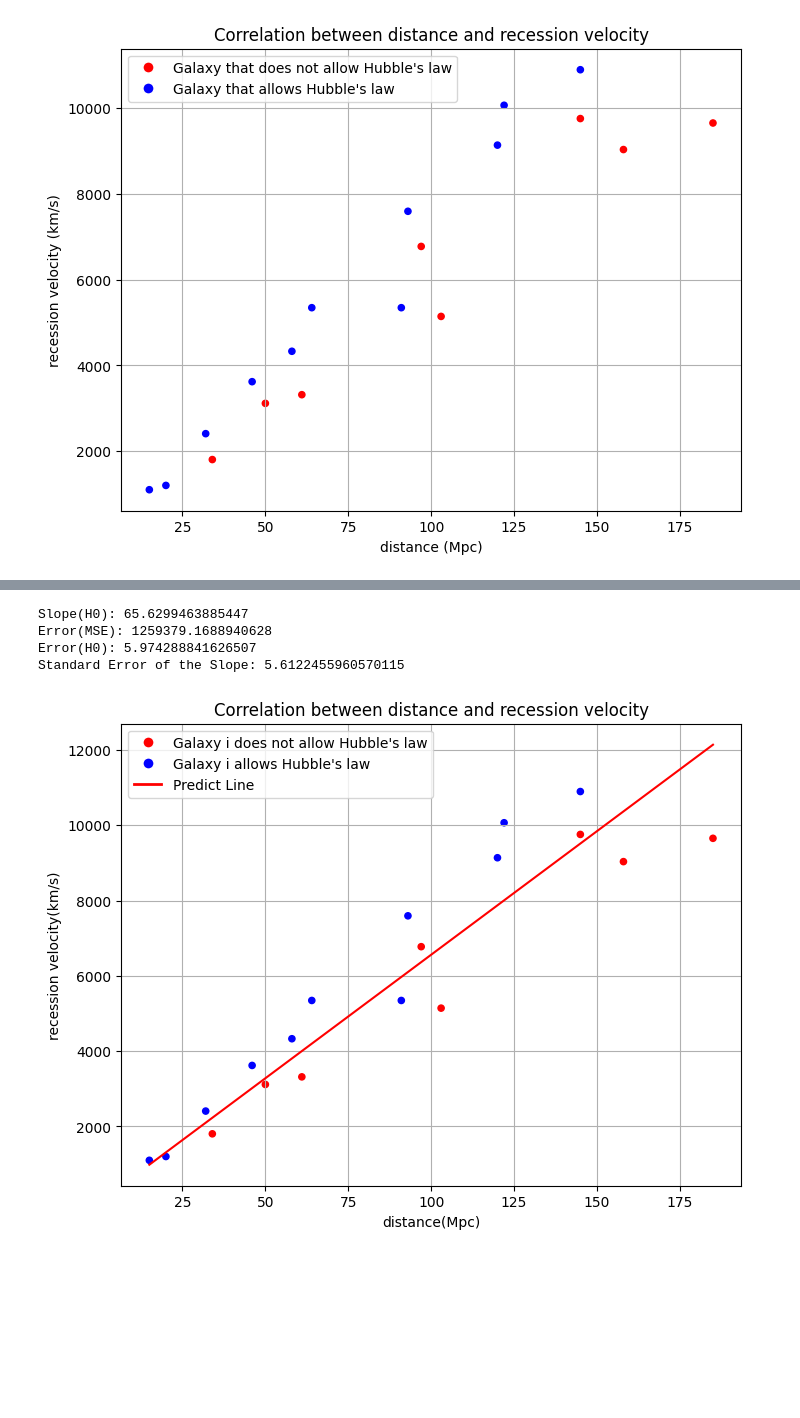
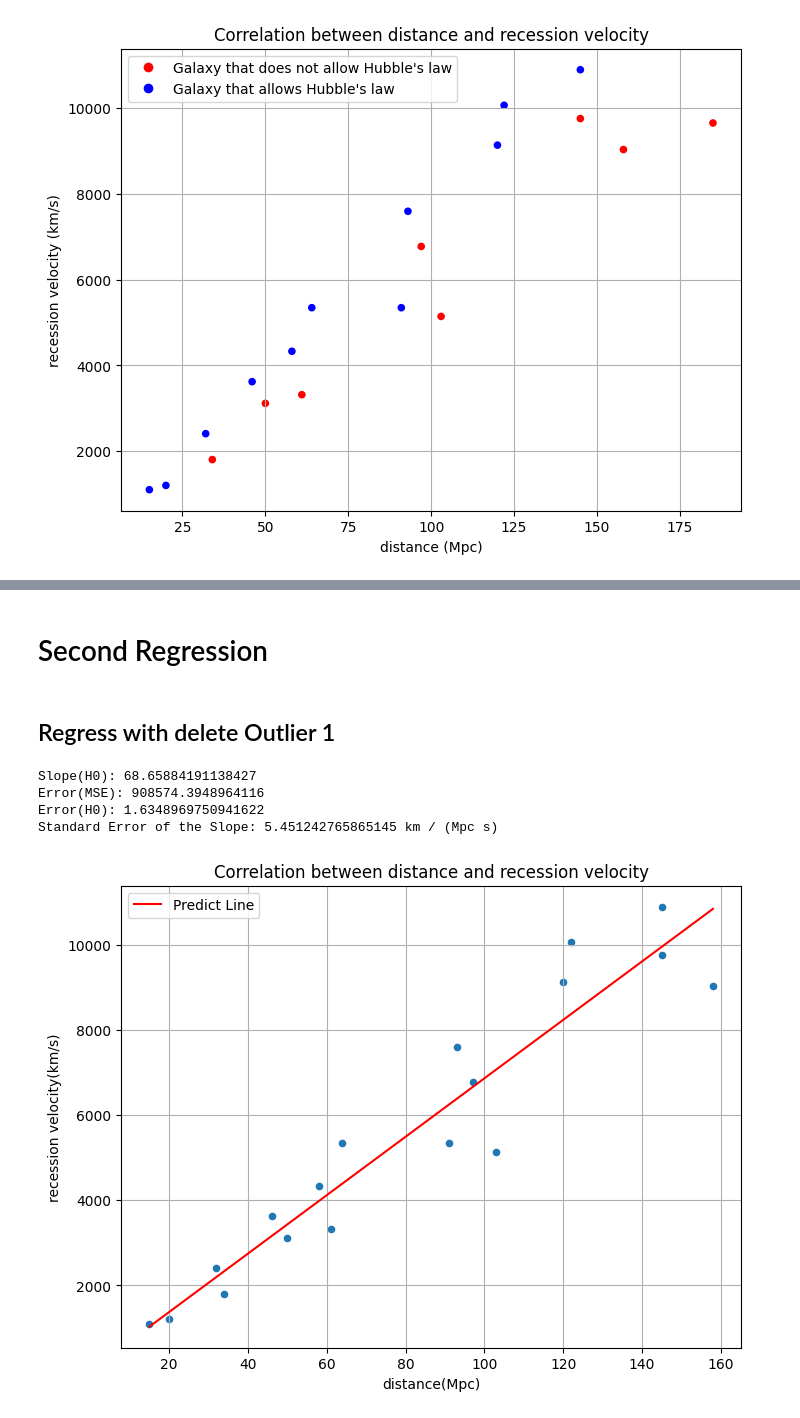
Before and after one commit to Nonbangkok/AstroCode, a Jupyter notebook: astrocode.ipynb, the cells around one changed output, grey strips where cells are left out. Cells and saved outputs as stored; diff of their text form; code cells hidden in the pictures; blank space fills up the shorter version.

```diff
--- a/astrocode.ipynb
+++ b/astrocode.ipynb
@@ -295,0 +587,23 @@ plt.show()
+# %%
+# This Cell have deleting the ourlier
+
+s = np.sqrt((errorMSE * len(X)) / (len(X) - 2))
+
+outlier_indices = []
+
+# Iterate over the DataFrame
+for i, row in df.iterrows():
+    predicted_value = model.predict(np.array(row['d']).reshape(-1, 1))
+    residual = abs(row['v'] - predicted_value)
+
+    if residual > 2 * s:
+        print(f"Galaxy {i+1} is an outlier")
+        print(f"Observed value: {row['v']}, Predicted value: {predicted_value[0]}")
+        outlier_indices.append(i)  # Store the index of the outlier
+
+# Drop the outliers from the DataFrame
+df_cleaned = df.drop(outlier_indices)
+df_cleaned = df_cleaned.reset_index(drop=True)
+
+print("\nDataFrame after removing outliers:")
+print(df_cleaned)
@@ -296,45 +628,45 @@ plt.show()
+# %% [markdown]
+# Second Regression
+# %% [markdown]
+## Regress with delete Outlier 1
 # %%
 # do regression on making galaxy
-plt.figure(figsize=(8, 6))
-scatter = plt.scatter(df['d'], df['v'], c=original_order_colors, s=20)
+original_order_colors = [colors[galaxies.index((d, v))] for d, v in zip(df_cleaned['d'], df_cleaned['v'])]
+plt.figure(figsize = (8, 6))
+plt.scatter(df_cleaned['d'], df_cleaned['v'],  s = 20)
 plt.xlabel('distance(Mpc)')
 plt.ylabel('recession velocity(km/s)')
 plt.title('Correlation between distance and recession velocity')
 plt.grid(True)
 
-X = df[['d']].values
-y = df['v'].values
+X = df_cleaned[['d']].values
+y = df_cleaned['v'].values
 model = LinearRegression(fit_intercept=False)
 model.fit(X, y)
-x_range = np.linspace(df['d'].min(), df['d'].max(), 100)
+x_range = np.linspace(df_cleaned['d'].min(), df_cleaned['d'].max(), 100)
 y_pred = model.predict(x_range.reshape(-1, 1))
 plt.plot(x_range, y_pred, color='red', label='Predict Line')
 
 True_Hubble = 69.8
 slope = model.coef_[0]
 errorMSE = mean_squared_error(y, model.predict(X))
-errorH0 = abs(True_Hubble - slope) / True_Hubble * 100
+errorH0 = abs(True_Hubble - slope)/True_Hubble * 100
 
 residuals = y - model.predict(X)
 std_err_regression = np.sqrt(np.sum(residuals**2) / (len(X) - 2))
 std_err_slope = std_err_regression / np.sqrt(np.sum((X[:, 0] - np.mean(X[:, 0]))**2))
+std_err_slope = std_err_slope * u.km / u.s / u.Mpc
 
 print(f"Slope(H0): {slope}")
 print(f"Error(MSE): {errorMSE}")
 print(f"Error(H0): {errorH0}")
 print(f"Standard Error of the Slope: {std_err_slope}")
 
-legend_elements = [
-    plt.Line2D([0], [0], marker='o', color='w', label='Galaxy i does not allow Hubble\'s law', markerfacecolor='red', markersize=8),
-    plt.Line2D([0], [0], marker='o', color='w', label='Galaxy i allows Hubble\'s law', markerfacecolor='blue', markersize=8),
-    plt.Line2D([0], [0], color='red', lw=2, label='Predict Line')
-]
-plt.legend(handles=legend_elements)
-
+plt.legend()
 plt.show()
 # %% [output]
-Slope(H0): 65.6299463885447
-Error(MSE): 1259379.1688940628
-Error(H0): 5.974288841626507
-Standard Error of the Slope: 5.6122455960570115
+Slope(H0): 68.65884191138427
+Error(MSE): 908574.3948964116
+Error(H0): 1.6348969750941622
+Standard Error of the Slope: 5.451242765865145 km / (Mpc s)
-[figure, old version]
+[figure, new version]
```
Also changed, not shown: parts of 59 cells of this notebook.
